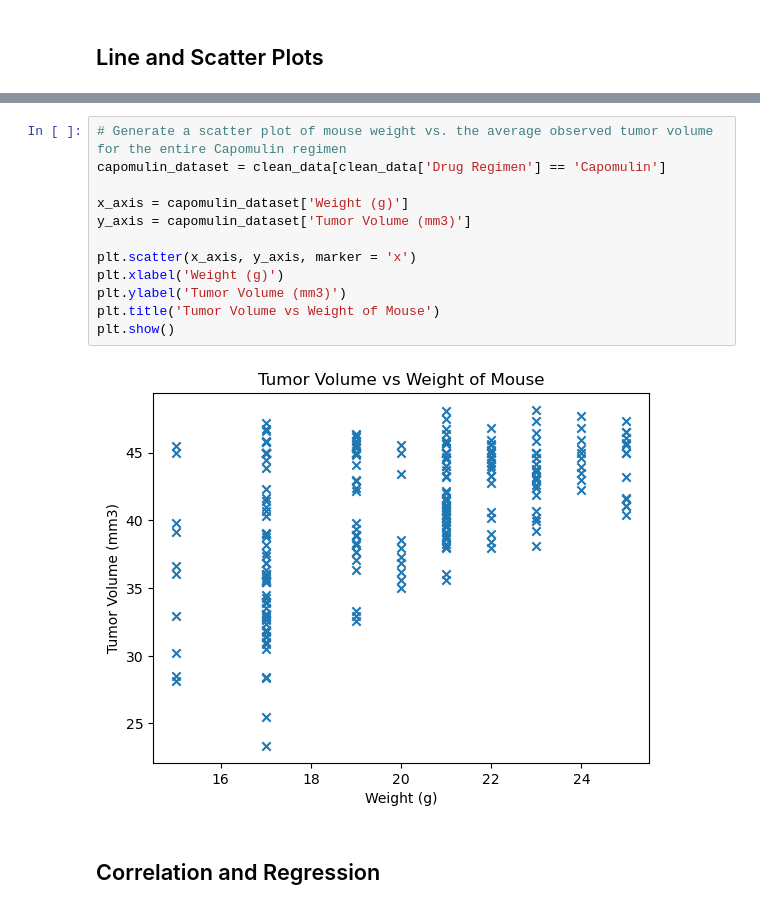
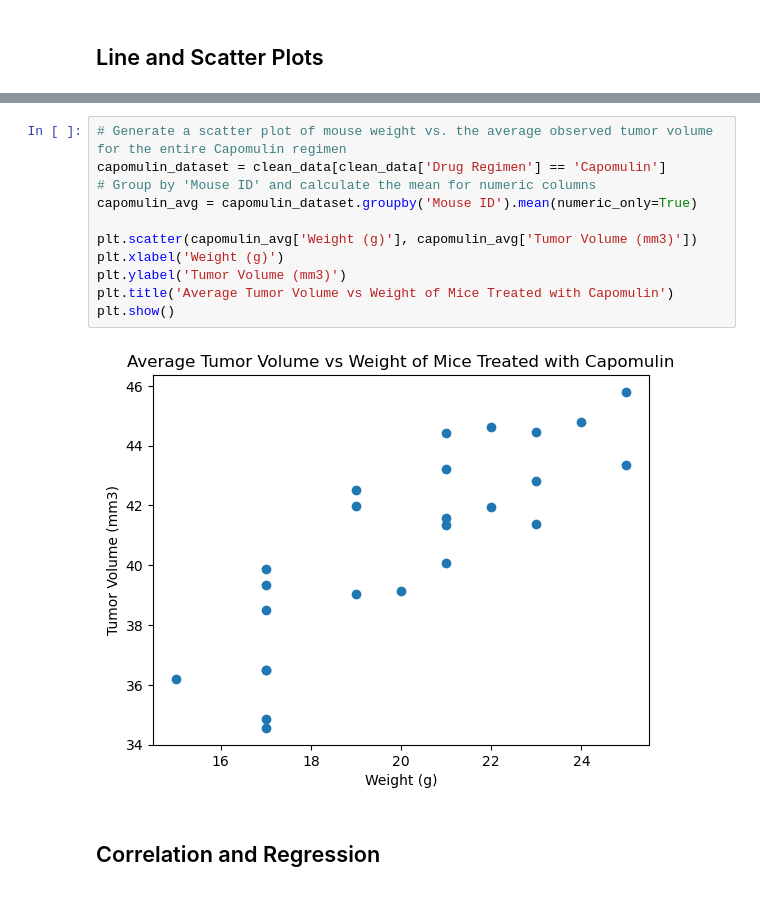
Before and after one commit to danibarlavi/module5challenge, a Jupyter notebook: Pymaceuticals/pymaceuticals_BARLAVI.ipynb, the cells around one changed output, grey strips where cells are left out. Cells and saved outputs as stored; diff of their text form.

```diff
--- a/Pymaceuticals/pymaceuticals_BARLAVI.ipynb
+++ b/Pymaceuticals/pymaceuticals_BARLAVI.ipynb
@@ -323,17 +251,16 @@ plt.show()
 # %%
 # Generate a scatter plot of mouse weight vs. the average observed tumor volume for the entire Capomulin regimen
 capomulin_dataset = clean_data[clean_data['Drug Regimen'] == 'Capomulin']
+# Group by 'Mouse ID' and calculate the mean for numeric columns
+capomulin_avg = capomulin_dataset.groupby('Mouse ID').mean(numeric_only=True)
 
-x_axis = capomulin_dataset['Weight (g)']
-y_axis = capomulin_dataset['Tumor Volume (mm3)']
-
-plt.scatter(x_axis, y_axis, marker = 'x')
+plt.scatter(capomulin_avg['Weight (g)'], capomulin_avg['Tumor Volume (mm3)'])
 plt.xlabel('Weight (g)')
 plt.ylabel('Tumor Volume (mm3)')
-plt.title('Tumor Volume vs Weight of Mouse')
+plt.title('Average Tumor Volume vs Weight of Mice Treated with Capomulin')
 plt.show()
 # %% [output]
-[figure, old version]
+[figure, new version]
 # %% [markdown]
 ## Correlation and Regression
 # %%
```
Also changed, not shown: parts of 17 cells of this notebook.
